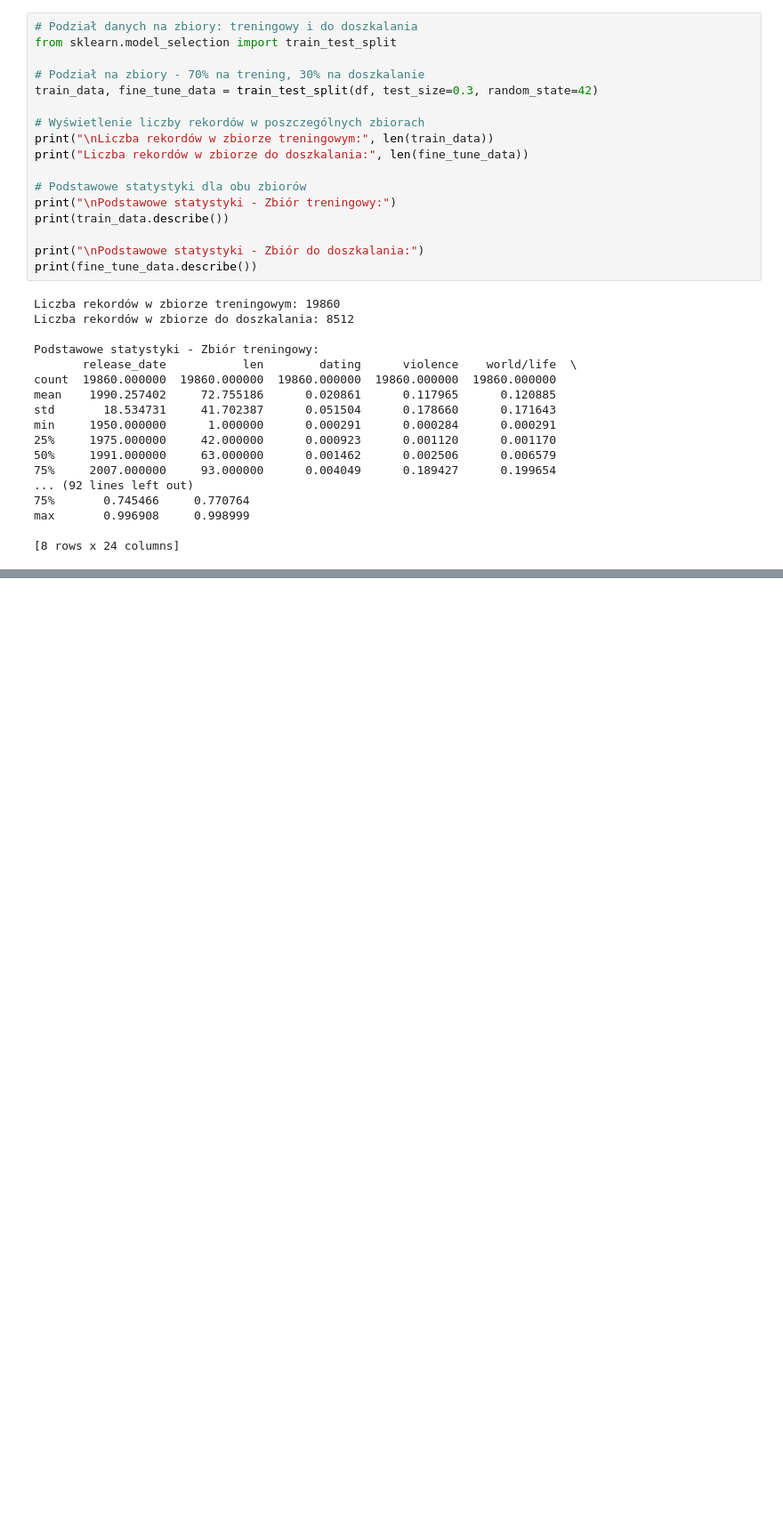
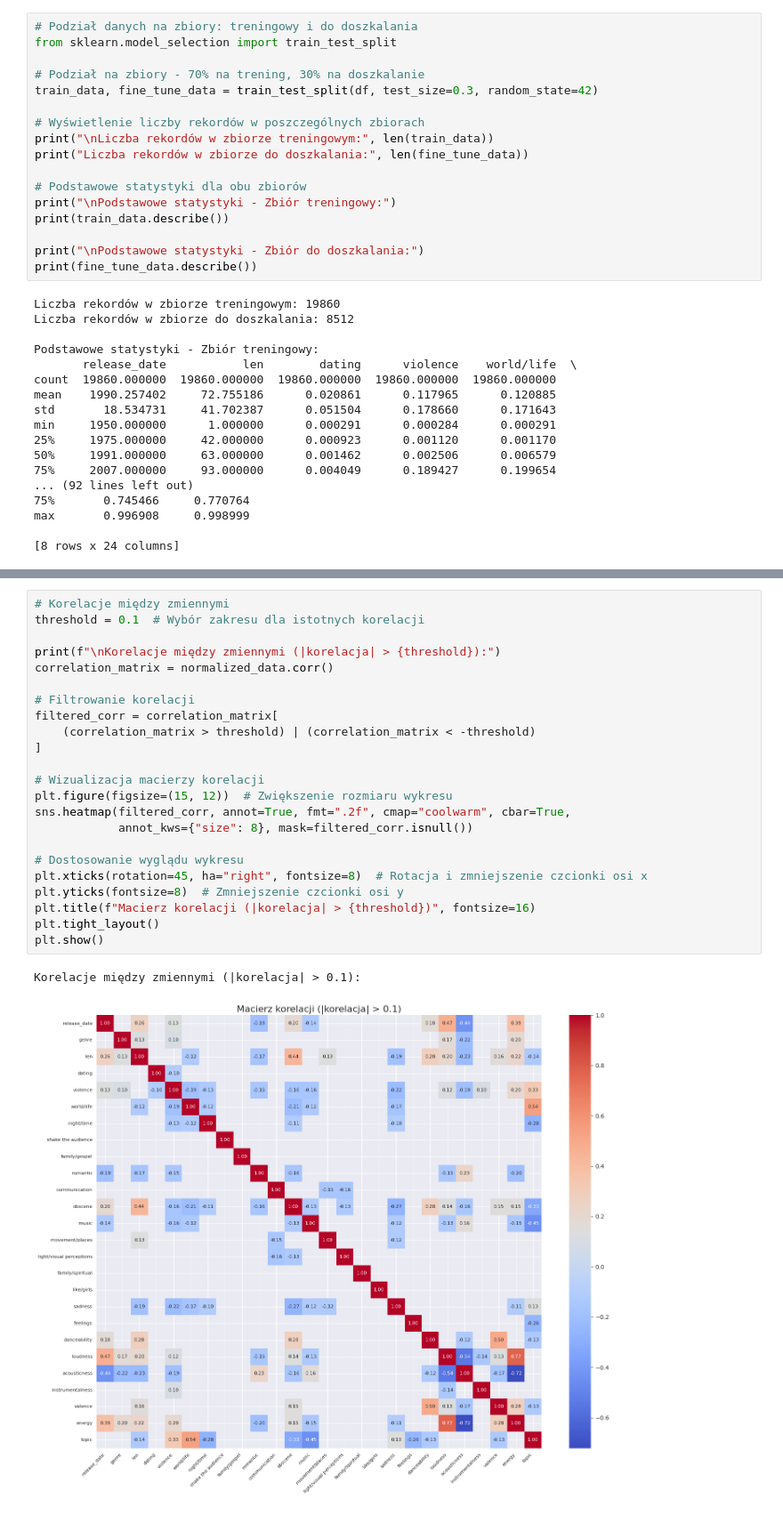
Before and after one commit to 3l3ctricPhilip/PredictMusicGenre, a Jupyter notebook: PredictMusicGenre.ipynb, the cells around one changed output, grey strips where cells are left out. Shown at 89% size. Drawn from its saved outputs; the diff is of its cells as text; blank space fills up the shorter version.

```diff
--- a/PredictMusicGenre.ipynb
+++ b/PredictMusicGenre.ipynb
@@ -115,0 +255,26 @@ max       0.996908     0.998999
+# %%
+# Korelacje między zmiennymi
+threshold = 0.1  # Wybór zakresu dla istotnych korelacji
+
+print(f"\nKorelacje między zmiennymi (|korelacja| > {threshold}):")
+correlation_matrix = normalized_data.corr()
+
+# Filtrowanie korelacji
+filtered_corr = correlation_matrix[
+    (correlation_matrix > threshold) | (correlation_matrix < -threshold)
+]
+
+# Wizualizacja macierzy korelacji
+plt.figure(figsize=(15, 12))  # Zwiększenie rozmiaru wykresu
+sns.heatmap(filtered_corr, annot=True, fmt=".2f", cmap="coolwarm", cbar=True,
+            annot_kws={"size": 8}, mask=filtered_corr.isnull())
+
+# Dostosowanie wyglądu wykresu
+plt.xticks(rotation=45, ha="right", fontsize=8)  # Rotacja i zmniejszenie czcionki osi x
+plt.yticks(fontsize=8)  # Zmniejszenie czcionki osi y
+plt.title(f"Macierz korelacji (|korelacja| > {threshold})", fontsize=16)
+plt.tight_layout()
+plt.show()
+# %% [output]
+Korelacje między zmiennymi (|korelacja| > 0.1):
+[figure, added]
```
Also changed, not shown: parts of 3 cells of this notebook, 1 other file.
